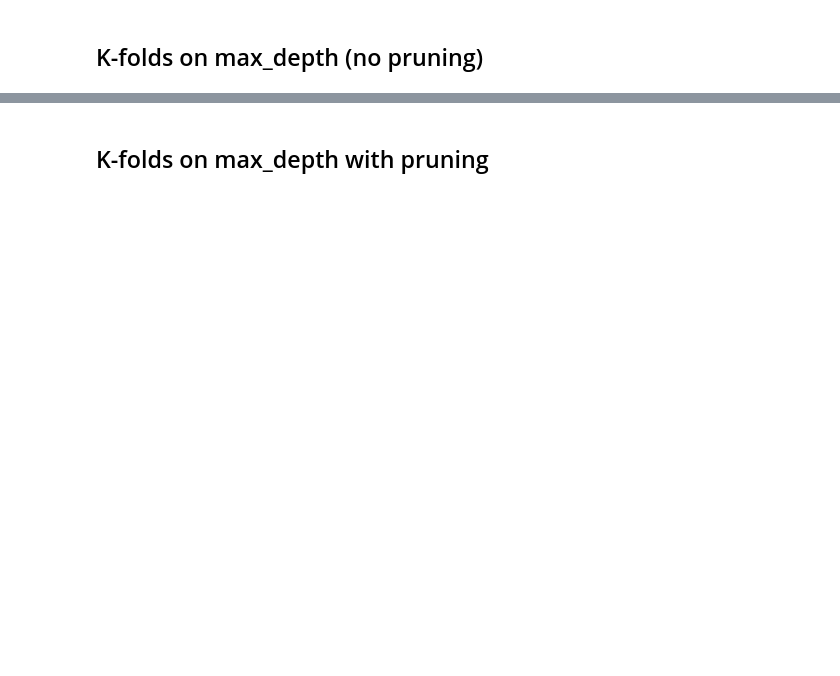
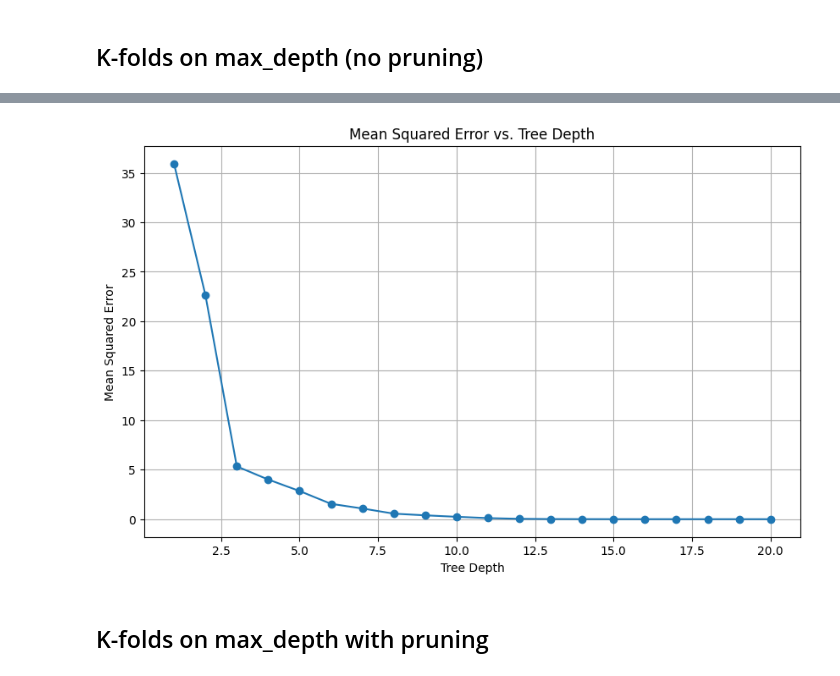
Before and after one commit to vdorseuil/ML_forecast, a Jupyter notebook: cart.ipynb, the cells around one changed output, grey strips where cells are left out. Saved outputs shown, nothing was run; the diff lists cells and outputs as text; code cells hidden in the pictures; blank space fills up the shorter version.

```diff
--- a/cart.ipynb
+++ b/cart.ipynb
@@ -110,2 +122,44 @@ plt.show()
+# %%
+import matplotlib.pyplot as plt
+from sklearn.tree import DecisionTreeRegressor
+from sklearn.metrics import mean_squared_error
+import numpy as np
+
+# Assuming X_train and y_train are your training data
+# Replace these with your actual data
+X_train = x_germany
+y_train = y_germany
+
+# Define the range of depths to test
+depths = range(1, 21)
+
+# Initialize lists to store the depths and corresponding errors
+errors = []
+
+# Loop over the range of depths
+for depth in depths:
+    # Train the model with the current depth
+    model = DecisionTreeRegressor(max_depth=depth)
+    model.fit(X_train, y_train)
+
+    # Predict on the training set
+    y_pred = model.predict(X_train)
+
+    # Calculate the mean squared error
+    error = mean_squared_error(y_train, y_pred)
+
+    # Append the error to the list
+    errors.append(error)
+
+# Plot the curve
+plt.figure(figsize=(10, 6))
+plt.plot(depths, errors, marker='o')
+plt.xlabel('Tree Depth')
+plt.ylabel('Mean Squared Error')
+plt.title('Mean Squared Error vs. Tree Depth')
+plt.grid(True)
+plt.show()
+# %% [output]
+[figure, added]
 # %% [markdown]
 ## K-folds on max_depth with pruning
```
Also changed, not shown: parts of 30 cells of this notebook, 27 other files.
